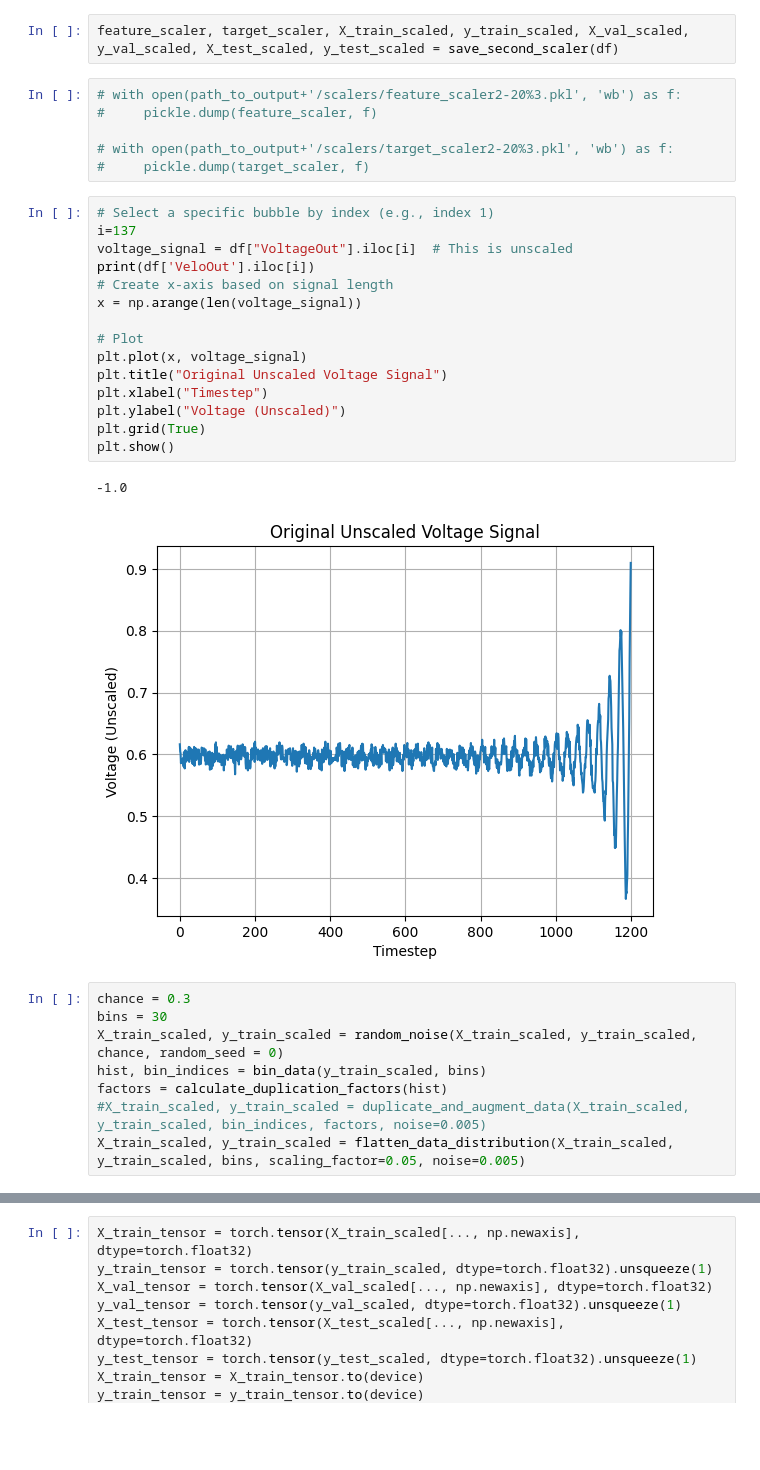
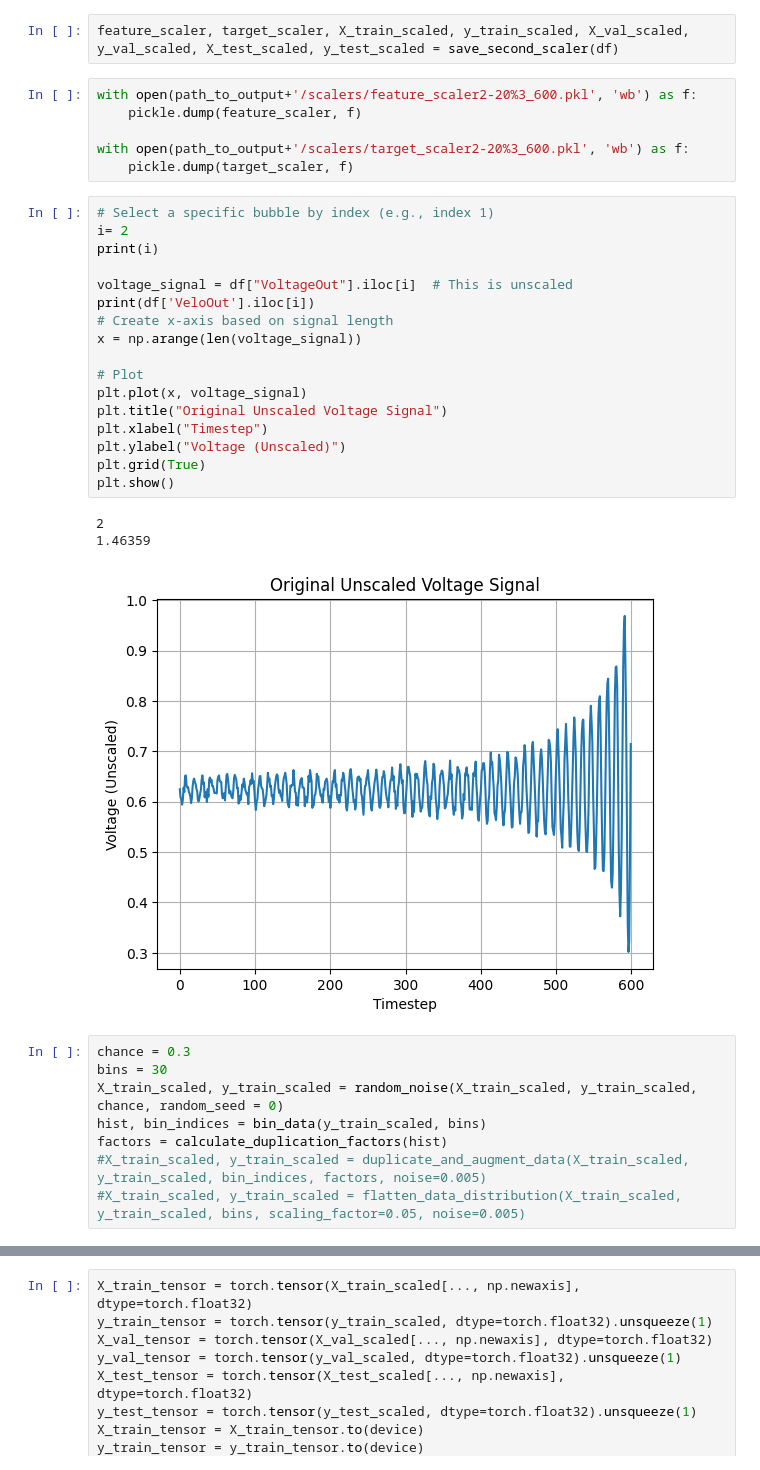
Before and after one commit to Cellular-Adventures/CapstoneAI-FiberProbe, a Jupyter notebook: Train.ipynb, the cells around one changed output, grey strips where cells are left out. Drawn from its saved outputs; the diff is of its cells as text; blank space fills up the shorter version.

```diff
--- a/Train.ipynb
+++ b/Train.ipynb
@@ -66,29 +72,32 @@ plt.show()
 # %%
 feature_scaler, target_scaler, X_train_scaled, y_train_scaled, X_val_scaled, y_val_scaled, X_test_scaled, y_test_scaled = save_second_scaler(df)
 # %%
-# with open(path_to_output+'/scalers/feature_scaler2-20%3.pkl', 'wb') as f:
-#     pickle.dump(feature_scaler, f)
+with open(path_to_output+'/scalers/feature_scaler2-20%3_600.pkl', 'wb') as f:
+    pickle.dump(feature_scaler, f)
 
-# with open(path_to_output+'/scalers/target_scaler2-20%3.pkl', 'wb') as f:
-#     pickle.dump(target_scaler, f)
+with open(path_to_output+'/scalers/target_scaler2-20%3_600.pkl', 'wb') as f:
+    pickle.dump(target_scaler, f)
 # %%
 # Select a specific bubble by index (e.g., index 1)
-i=137
+i= 2
+print(i)
+
 voltage_signal = df["VoltageOut"].iloc[i]  # This is unscaled
 print(df['VeloOut'].iloc[i])
 # Create x-axis based on signal length
 x = np.arange(len(voltage_signal))
 
 # Plot
 plt.plot(x, voltage_signal)
 plt.title("Original Unscaled Voltage Signal")
 plt.xlabel("Timestep")
 plt.ylabel("Voltage (Unscaled)")
 plt.grid(True)
 plt.show()
 # %% [output]
--1.0
+2
+1.46359
-[figure, old version]
+[figure, new version]
 # %%
 chance = 0.3
 bins = 30
@@ -96,7 +105,7 @@ X_train_scaled, y_train_scaled = random_noise(X_train_scaled, y_train_scaled, ch
 hist, bin_indices = bin_data(y_train_scaled, bins)
 factors = calculate_duplication_factors(hist)
 #X_train_scaled, y_train_scaled = duplicate_and_augment_data(X_train_scaled, y_train_scaled, bin_indices, factors, noise=0.005)
-X_train_scaled, y_train_scaled = flatten_data_distribution(X_train_scaled, y_train_scaled, bins, scaling_factor=0.05, noise=0.005)
+#X_train_scaled, y_train_scaled = flatten_data_distribution(X_train_scaled, y_train_scaled, bins, scaling_factor=0.05, noise=0.005)
 # %%
 y_train_fig = target_scaler.inverse_transform(y_train_scaled.reshape(-1, 1)).flatten()
 plt.figure(figsize=(10, 6))
```
Also changed, not shown: parts of 21 cells of this notebook, 2 other files.
